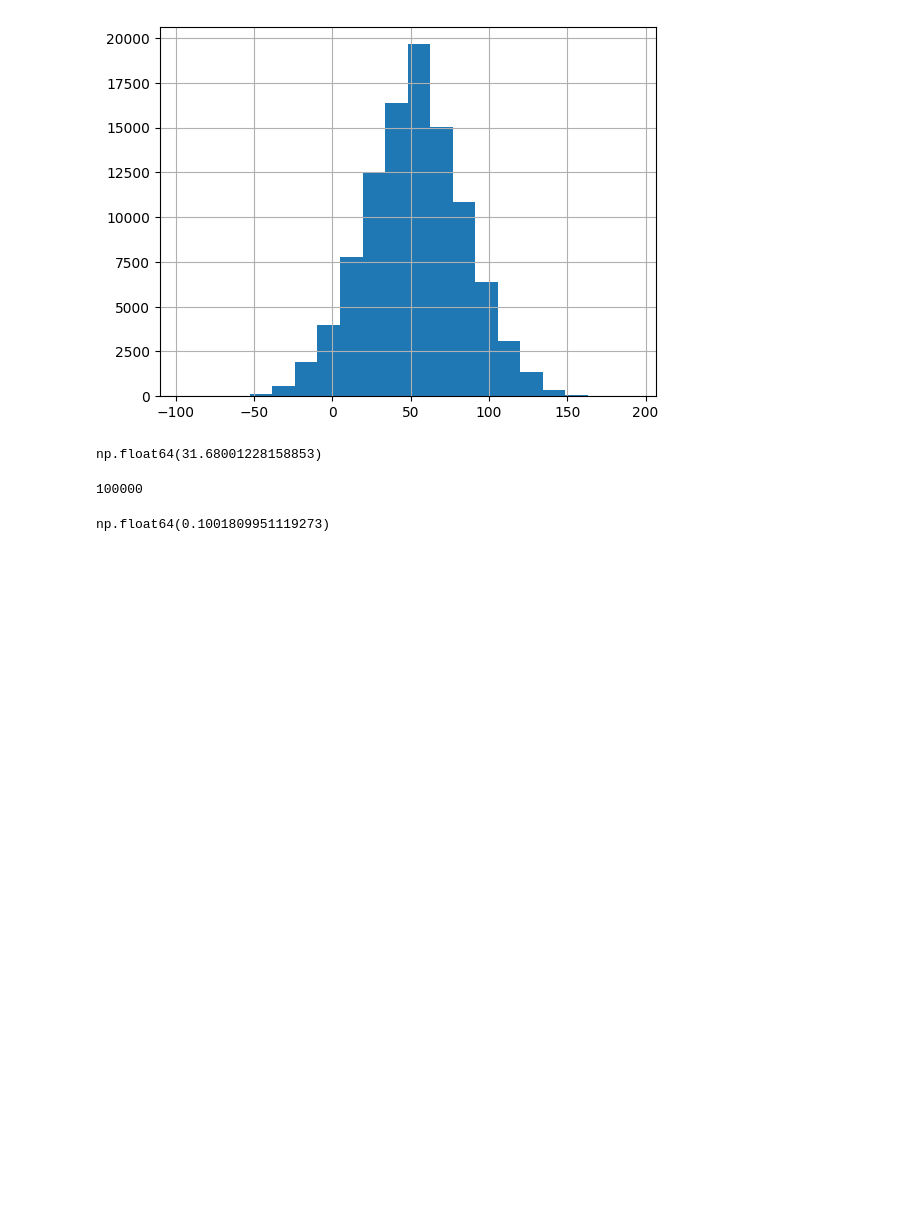
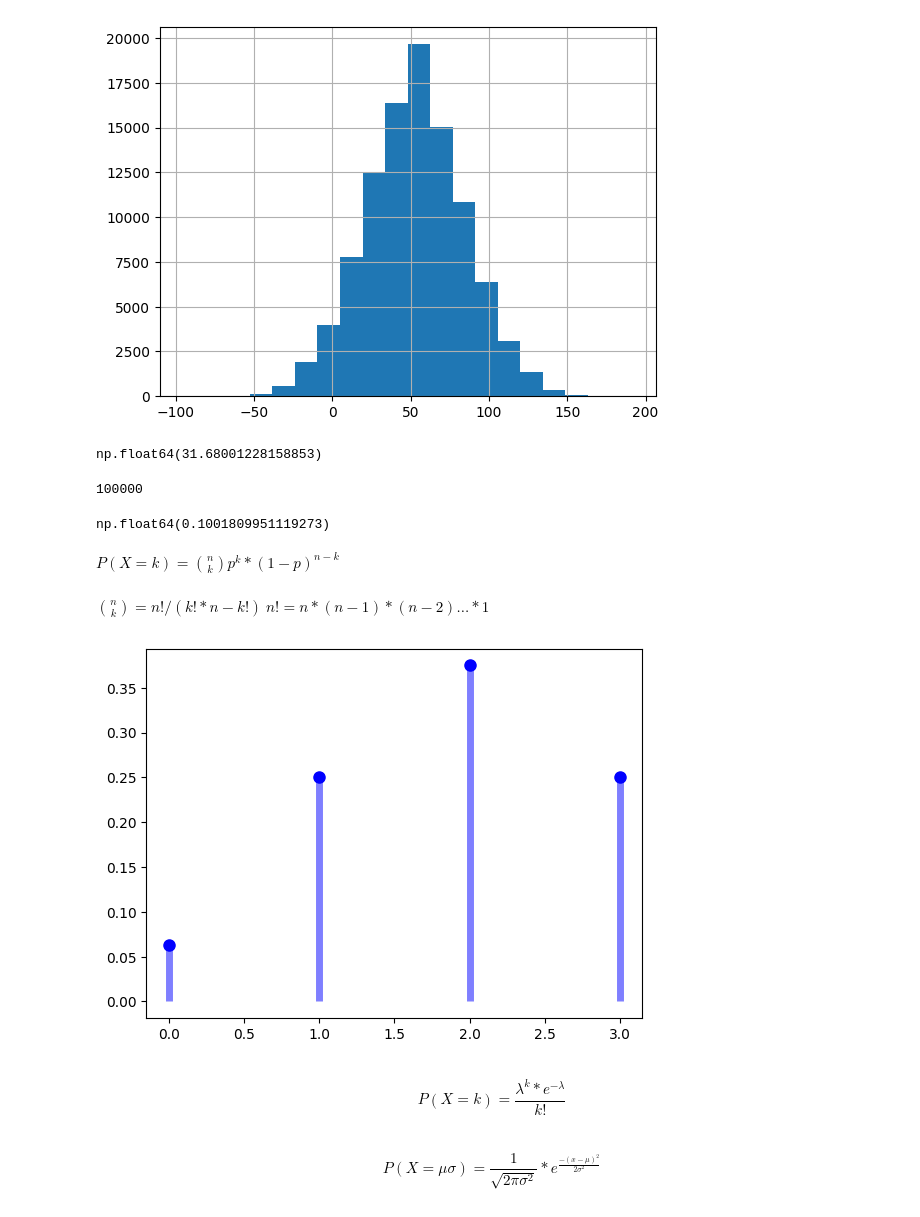
Before and after one commit to JiaSound/4Geeks_Classes, a Jupyter notebook: notebooks/05_random_variables.ipynb, the cells around one changed output. Saved outputs shown, nothing was run; the diff lists cells and outputs as text; code cells hidden in the pictures; blank space fills up the shorter version.

```diff
--- a/notebooks/05_random_variables.ipynb
+++ b/notebooks/05_random_variables.ipynb
@@ -82,0 +93,5 @@ np.float64(0.1001809951119273)
+# %% [markdown]
+$ P(X=k) = {n\choose k} p^k*(1-p)^{n-k}$
+# %% [markdown]
+${n\choose k} = n!/(k! * n-k!) $
+$ n! = n * (n-1)*(n-2)... * 1$
@@ -82,0 +100,11 @@ np.float64(0.1001809951119273)
+# %%
+#there is an event "n" that has a probability of getting 3 heads in a 4 coin tosses
+n, p = 4, 0.5
+rv = binom(n,p)
+fig,ax = plt.subplots(1,1)
+x = np.arange(binom.ppf(0.01, n, p),binom.ppf(0.99,n,p))
+ax.plot(x, binom.pmf(x,n,p),"bo",ms=8,label ="function of probability masa")
+ax.vlines(x,0,binom.pmf(x,n,p), colors="b",lw=5, alpha=0.5)
+plt.show()
+# %% [output]
+[figure, added]
@@ -82,0 +114,2 @@ np.float64(0.1001809951119273)
+# %% [markdown]
+$$ P(X=k) =\frac{ \lambda^k * e^{-\lambda}}{k!} $$
@@ -82,0 +121,2 @@ np.float64(0.1001809951119273)
+# %% [markdown]
+$$ P(X=\mu\sigma) = \frac{1}{\sqrt{2\pi\sigma^2}}*e^{\frac{-(x-\mu)^2}{2\sigma^2}} $$
```
Also changed, not shown: parts of 8 cells of this notebook.
